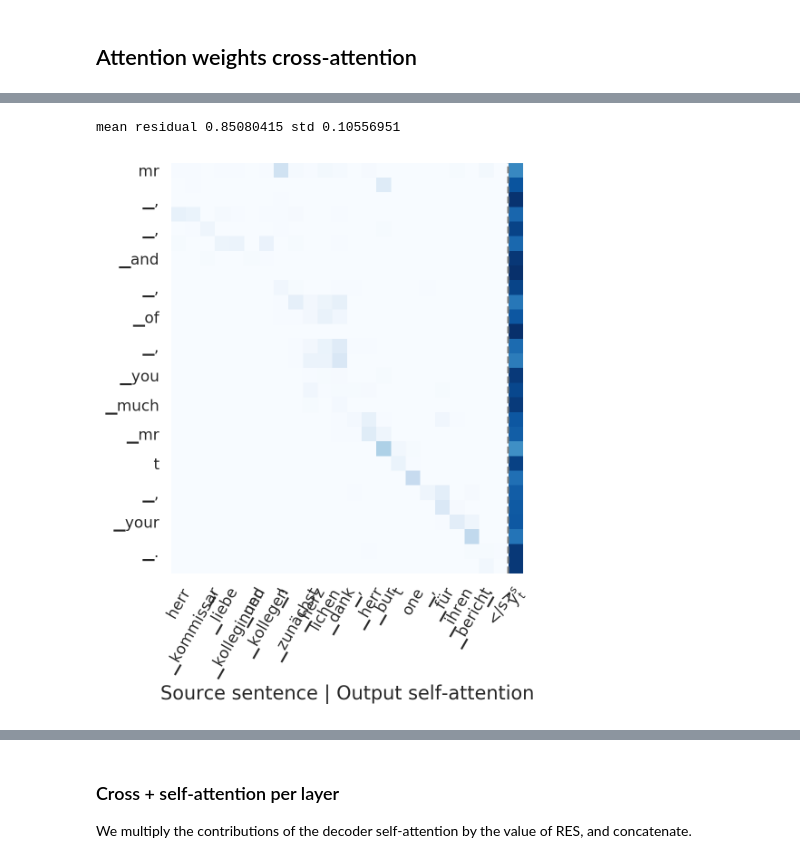
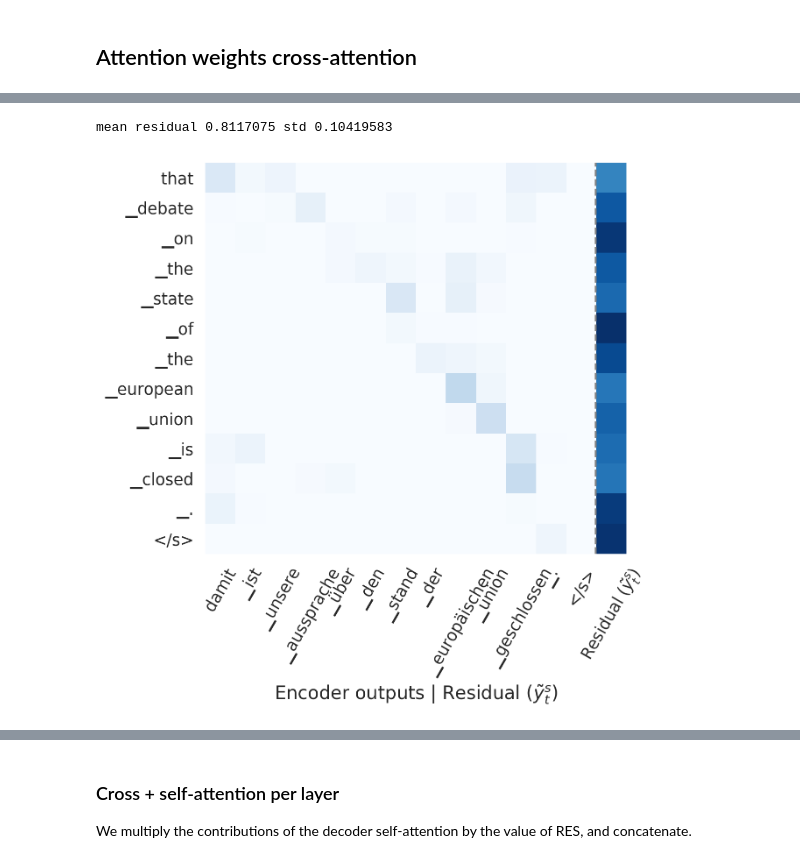
Before and after one commit to mt-upc/transformer-contributions-nmt, a Jupyter notebook: nmt_interpretability.ipynb, the cells around one changed output, grey strips where cells are left out. Cells and saved outputs as stored; diff of their text form; code cells hidden in the pictures.

```diff
--- a/nmt_interpretability.ipynb
+++ b/nmt_interpretability.ipynb
@@ -32,7 +32,7 @@ device = "cuda" if torch.cuda.is_available() else "cpu"
 ## Load model
 # %%
 data_sample = 'interactive' # generate/interactive
-teacher_forcing = False # teacher forcing/free decoding
+teacher_forcing = True # teacher forcing/free decoding
 
 green_color = '#82B366'
 red_color = '#B85450'
@@ -40,7 +40,8 @@ red_color = '#B85450'
 # Paths
 europarl_dir = Path(os.environ['EUROPARL_DATA_DIR'])
 ckpt_dir = Path(os.environ['EUROPARL_CKPT_DIR'])
-#iwslt14_dir = Path(os.environ['IWSLT14_DATA_DIR'])
+iwslt14_dir = Path(os.environ['IWSLT14_DATA_DIR'])
+gold_dir = Path(os.environ['GOLD_ALIGNMENT_DATA_DIR'])
 #ckpt_dir = Path(os.environ['IWSLT14_CKPT_DIR'])
 
 # Choose model
@@ -73,7 +74,7 @@ tokenizer = "bpe"
 
 for i in range(508):
     # index in dataset
-    sample = hub.get_interactive_sample(i, test_set_dir, src, tgt, tokenizer, hallucination=False)
+    sample = hub.get_interactive_sample(i, test_set_dir, src, tgt, tokenizer, hallucination=None)
     if sample['src_tensor'].size(0) < 10 and sample['src_tensor'].size(0) > 14:
         print(i)
         print(sample['src_word_sent'])
@@ -101,13 +84,17 @@ if data_sample == 'interactive':
     # Get sample from Gold alignment dataset
 
     # index in dataset
-    i = 3 # index in dataset
+    i = 120 # index in dataset
     # 3, 100, 105, 107, 120 (example paper), 163 (error visible)
-    test_set_dir = europarl_dir / "processed_data/"
+    #test_set_dir = europarl_dir / "processed_data/"
+
+    #test_set_dir = iwslt14_dir / "tokenized/"
+    test_set_dir = gold_dir / "tokenized/"
     src = "de"
     tgt = "en"
     tokenizer = "bpe"
-    sample = hub.get_interactive_sample(i, test_set_dir, src, tgt, tokenizer, hallucination=False)
+    sample = hub.get_interactive_sample(i, test_set_dir, src,
+                                        tgt, tokenizer, hallucination=None)
     src_tensor = sample['src_tensor']
     tgt_tensor = sample['tgt_tensor']
     src_tok = sample['src_tok']
@@ -237,27 +221,27 @@ plt.xticks(rotation=60);
 # %%
 layer = 4
 
 cross_attn_contributions = torch.squeeze(hub.get_contributions(src_tensor, tgt_tensor, 'l1', norm_mode='min_sum')['decoder.encoder_attn'])
 cross_attn_contributions = cross_attn_contributions.detach().cpu().numpy()
-plt.figure(figsize=(6,6),dpi=200)
+plt.figure(figsize=(6.2,6.2),dpi=200)
 
 df = pd.DataFrame(cross_attn_contributions[layer],columns=source_sentence + ['</s>'] + ['Residual'],index=predicted_sentence + ['</s>'])
-sns.set(font_scale=1.1)
+sns.set(font_scale=1.2)
 #sns.heatmap(df,xticklabels = ['']*(len(src_tok)+1) + ['Residual'], cmap="Blues",square=True,cbar=False)
 s = sns.heatmap(df, cmap="Blues",square=True,cbar=False)
-s.set_xlabel('Source sentence | Output self-attention', fontsize=15)
+s.set_xlabel(r'Encoder outputs | Residual $(\tilde{y}^{s}_{t})$', fontsize=15)
 #s.set_ylabel('Prediction at step (t)', fontsize=14)
 
 plt.tick_params(axis='both', which='major', labelbottom = True, bottom=False, top = False, labeltop=False);
-plt.xticks(ticks = plt.gca().get_xticks(), labels=source_sentence + ['</s>'] + [r'$\tilde{y}^{s}_{t}$'], rotation=60)
+plt.xticks(ticks = plt.gca().get_xticks(), labels=source_sentence + ['</s>'] + [r'Residual $(\tilde{y}^{s}_{t})$'], rotation=60)
 # for i, xtick in enumerate(plt.gca().get_xticklabels()):
 #     plt.gca().get_xticklabels()[i].set_color(green_color)
 #plt.gca().get_xticklabels()[-1].set_color(red_color)
 plt.axvline(x = len(source_sentence)+0.98, lw=1.5, linestyle = '--', color = 'grey')# ymin = 0, ymax = 15
 
-
+#plt.title('Contributions')
 
 print('mean residual',df['Residual'].mean(), 'std', df['Residual'].std())
 # %% [output]
-mean residual 0.85080415 std 0.10556951
+mean residual 0.8117075 std 0.10419583
-[figure, old version]
+[figure, new version]
```
Also changed, not shown: parts of 17 cells of this notebook, 15 other files.
